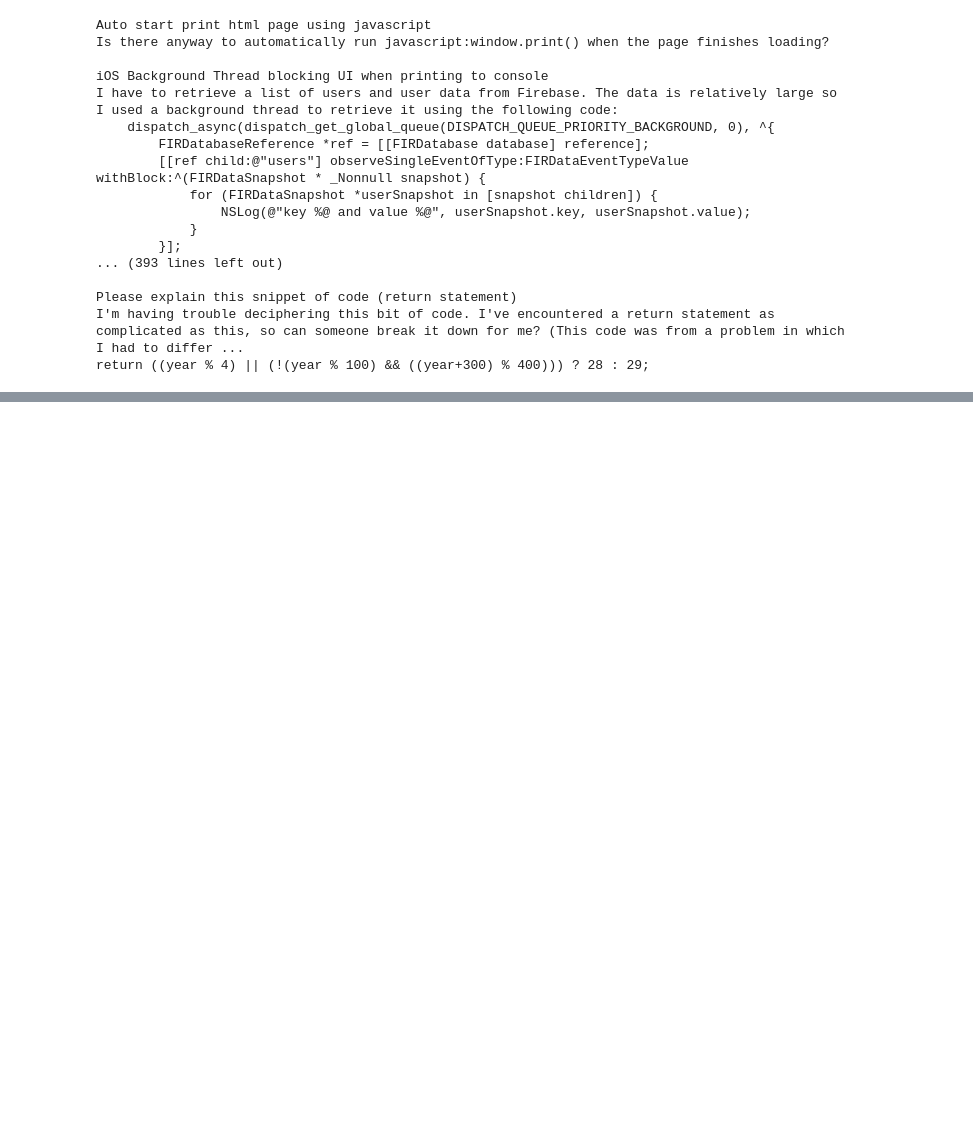
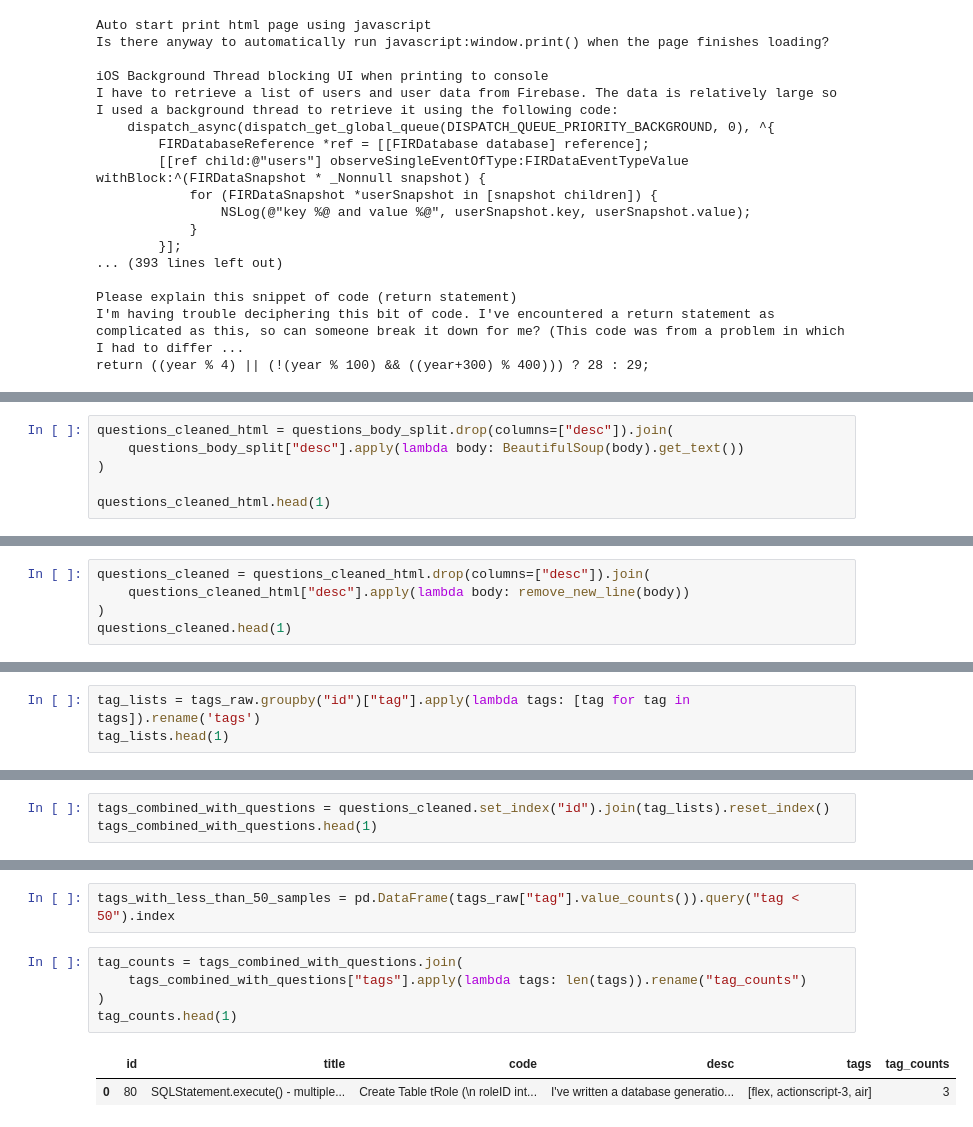
Before and after one commit to Lelelass/AI21-Dl-project-tagging, a Jupyter notebook: eda/felix-eda.ipynb, the cells around one changed output, grey strips where cells are left out. Cells and saved outputs as stored; diff of their text form; blank space fills up the shorter version.

Commit message:
Complete data cleaning

```diff
--- a/eda/felix-eda.ipynb
+++ b/eda/felix-eda.ipynb
@@ -162,0 +213,6 @@ return ((year % 4) || (!(year % 100) && ((year+300) % 400))) ? 28 : 29;
+# %%
+questions_cleaned_html = questions_body_split.drop(columns=["desc"]).join(
+    questions_body_split["desc"].apply(lambda body: BeautifulSoup(body).get_text())
+)
+
+questions_cleaned_html.head(1)
@@ -162,0 +222,5 @@ return ((year % 4) || (!(year % 100) && ((year+300) % 400))) ? 28 : 29;
+# %%
+questions_cleaned = questions_cleaned_html.drop(columns=["desc"]).join(
+    questions_cleaned_html["desc"].apply(lambda body: remove_new_line(body))
+)
+questions_cleaned.head(1)
@@ -162,0 +230,3 @@ return ((year % 4) || (!(year % 100) && ((year+300) % 400))) ? 28 : 29;
+# %%
+tag_lists = tags_raw.groupby("id")["tag"].apply(lambda tags: [tag for tag in tags]).rename('tags')
+tag_lists.head(1)
@@ -162,0 +237,3 @@ return ((year % 4) || (!(year % 100) && ((year+300) % 400))) ? 28 : 29;
+# %%
+tags_combined_with_questions = questions_cleaned.set_index("id").join(tag_lists).reset_index()
+tags_combined_with_questions.head(1)
@@ -162,0 +258,10 @@ return ((year % 4) || (!(year % 100) && ((year+300) % 400))) ? 28 : 29;
+# %%
+tags_with_less_than_50_samples = pd.DataFrame(tags_raw["tag"].value_counts()).query("tag < 50").index
+# %%
+tag_counts = tags_combined_with_questions.join(
+    tags_combined_with_questions["tags"].apply(lambda tags: len(tags)).rename("tag_counts")
+)
+tag_counts.head(1)
+# %% [output]
+|  | id | title | code | desc | tags | tag_counts |
+| 0 | 80 | SQLStatement.execute() - multiple... | Create Table tRole (\n roleID int... | I've written a database generatio... | [flex, actionscript-3, air] | 3 |
```
Also changed, not shown: parts of 17 cells of this notebook, 2 other files.
